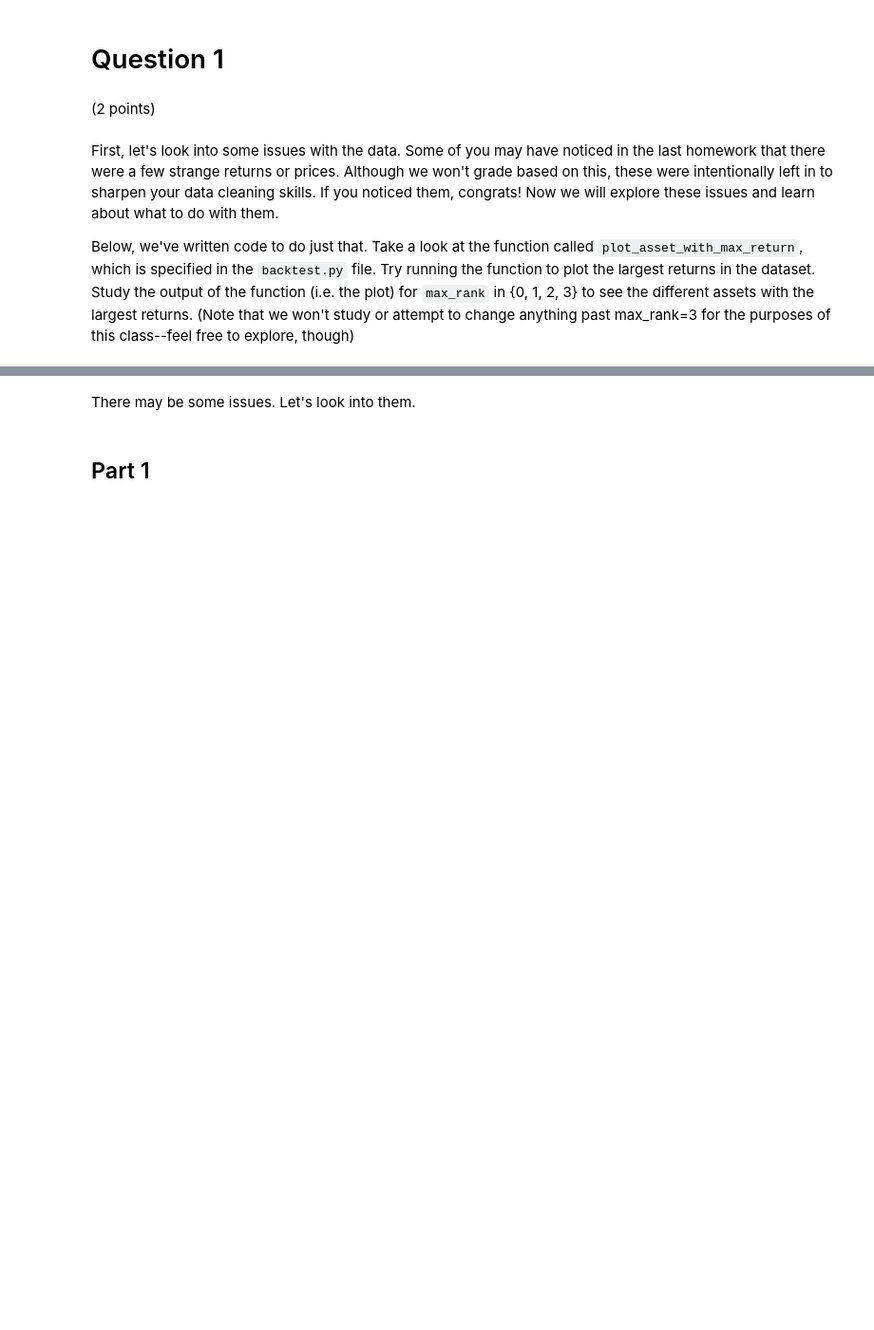
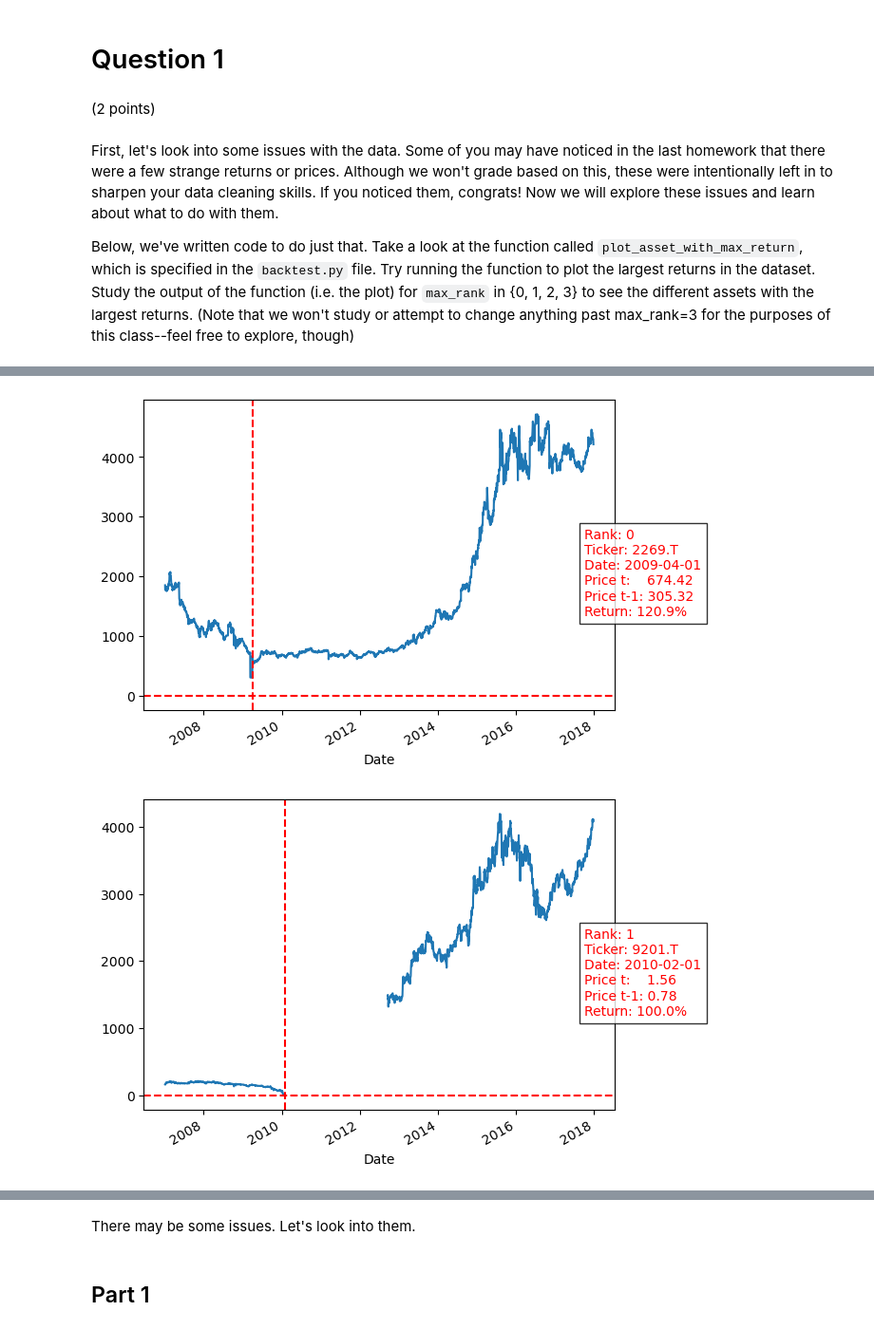
Before and after one commit to BjornThor123/Statistical_Arbitrage_Stanford_MS-E244, a Jupyter notebook: Homework 2/MSE244_HW2.ipynb, the cells around one changed output, grey strips where cells are left out. Shown at 95% size. Saved outputs shown, nothing was run; the diff lists cells and outputs as text; code cells hidden in the pictures; blank space fills up the shorter version.

```diff
--- a/Homework 2/MSE244_HW2.ipynb
+++ b/Homework 2/MSE244_HW2.ipynb
@@ -157,0 +143,5 @@ plot_asset_with_max_return(returns, prices, max_rank=3)
+# %%
+for i in range(4): plot_asset_with_max_return(returns, prices, max_rank=i)
+# %% [output]
+[figure, added]
+[figure, added]
```
Also changed, not shown: parts of 28 cells of this notebook, 2 other files.
